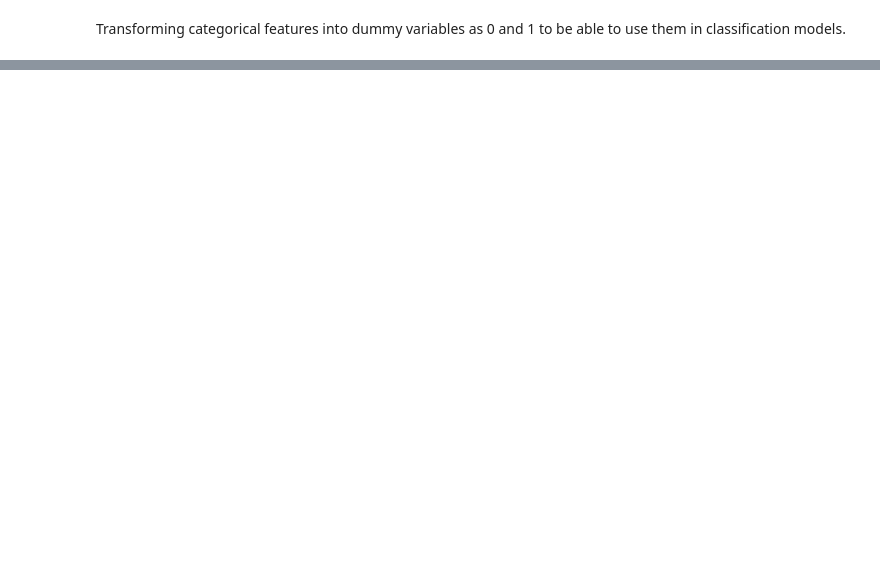
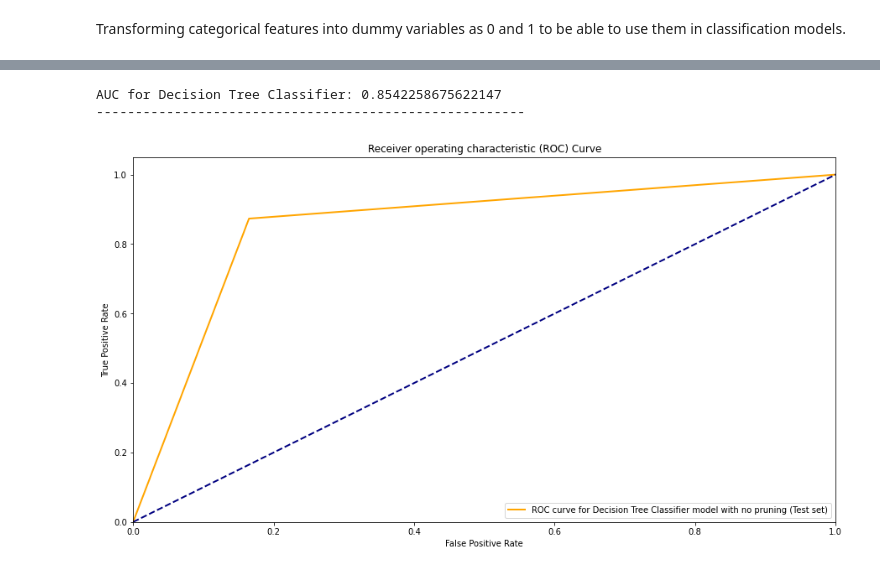
Before and after one commit to taingocbui/phase3_project, a Jupyter notebook: project3.ipynb, the cells around one changed output, grey strips where cells are left out. Drawn from its saved outputs; the diff is of its cells as text; code cells hidden in the pictures; blank space fills up the shorter version.

Commit message:
update logistic regression and decision tree classifer

```diff
--- a/project3.ipynb
+++ b/project3.ipynb
@@ -244,0 +279,4 @@ X_train, X_test, y_train, y_test = train_test_split(X , y, test_size = 0.2)
+# %%
+X_train = pd.concat([X_train_scaled, X_train_ohe], axis = 1)
+X_test = pd.concat([X_test_scaled, X_test_ohe], axis = 1)
+train_df.head()
@@ -275,0 +315,6 @@ base_logic = LogisticRegression(solver = '')
+# %%
+# Object creation, fitting the data & getting predictions
+lr= LogisticRegression(solver = 'liblinear')
+lr.fit(X_train_resampled, y_train_resampled)
+y_hat_train = lr.predict(X_train_resampled)
+y_hat_test = lr.predict(X_test)
@@ -275,0 +395,13 @@ base_logic = LogisticRegression(solver = '')
+# %%
+for n in range(8):
+    # Fit a model
+    logreg = LogisticRegression(C=1.5**(n), solver='liblinear')
+    logreg.fit(X_train_resampled, y_train_resampled)
+
+    y_hat_train = logreg.predict(X_train_resampled)
+    y_hat_test = logreg.predict(X_test)
+
+
+    print(f'Logistic Regression model with C=1.5^{n}\n')
+    evaluate(y_train_resampled, y_hat_train, y_test, y_hat_test)
+    print("\n-----------------------------------------------\n")
@@ -275,0 +435,5 @@ base_logic = LogisticRegression(solver = '')
+# %%
+dt = DecisionTreeClassifier(criterion='entropy')
+dt.fit(X_train_resampled,y_train_resampled)
+y_hat_train_dt = dt.predict(X_train_resampled)
+y_hat_test_dt = dt.predict(X_test)
@@ -275,0 +471,21 @@ base_logic = LogisticRegression(solver = '')
+# %%
+fpr, tpr, thresholds = roc_curve(y_test, y_hat_test_dt)
+print('AUC for Decision Tree Classifier: {}'.format(auc(fpr, tpr)))
+print('-------------------------------------------------------')
+
+lw = 2
+fig, ax = plt.subplots(figsize = (15,8))
+plt.plot(fpr, tpr,
+         lw=lw,color = 'orange', label='ROC curve for Decision Tree Classifier model with no pruning (Test set)')
+plt.plot([0, 1], [0, 1], color='navy', lw=lw, linestyle='--')
+plt.xlim([0.0, 1.0])
+plt.ylim([0.0, 1.05])
+plt.xlabel('False Positive Rate')
+plt.ylabel('True Positive Rate')
+plt.title('Receiver operating characteristic (ROC) Curve')
+plt.legend(loc='lower right')
+plt.show()
+# %% [output]
+AUC for Decision Tree Classifier: 0.8542258675622147
+-------------------------------------------------------
+[figure, added]
```
Also changed, not shown: parts of 38 cells of this notebook.
